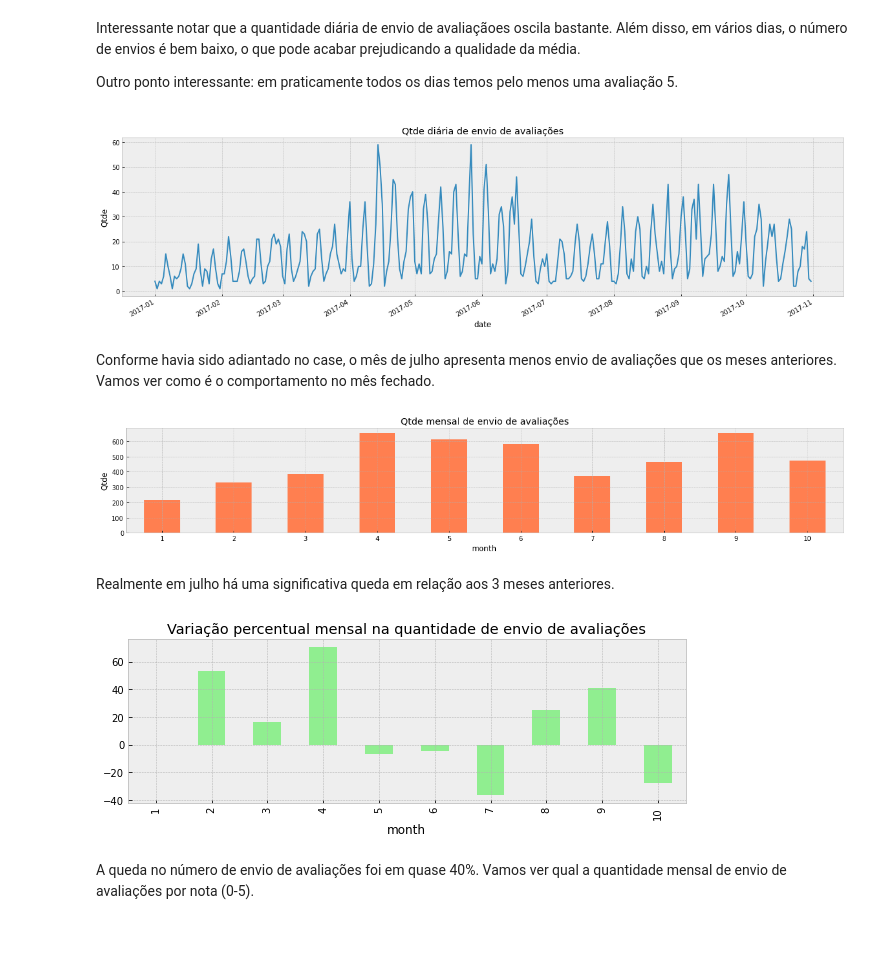
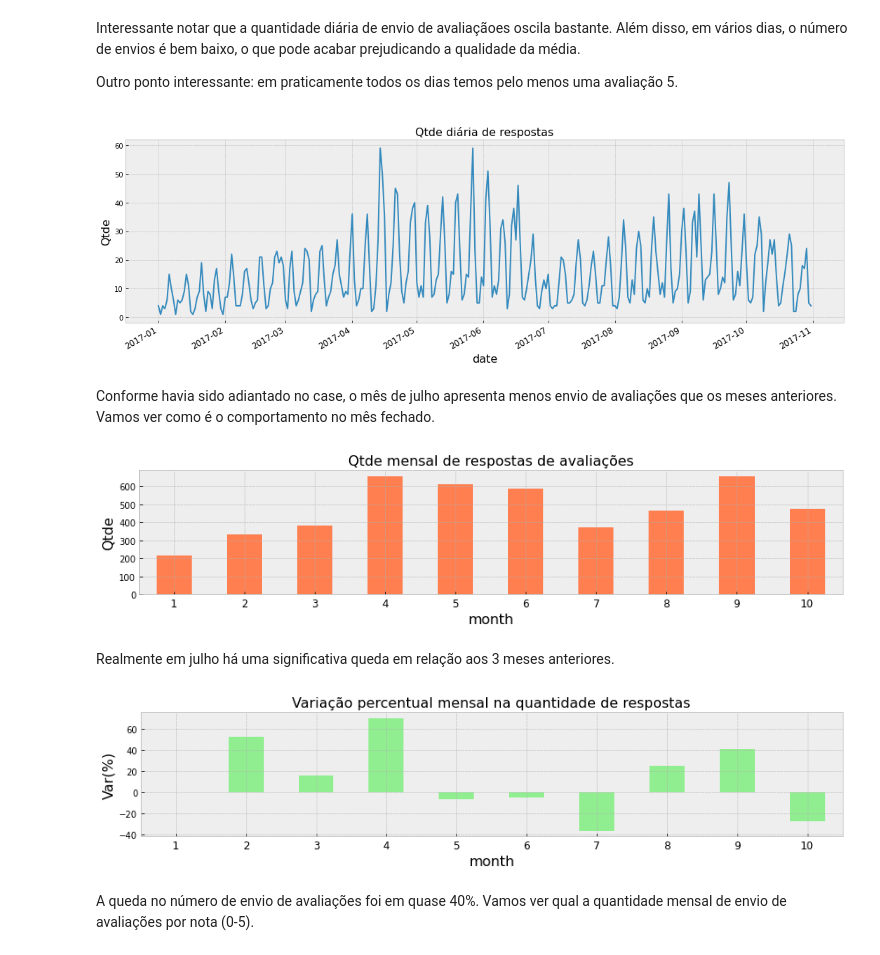
Before and after one commit to japanfelipe/challenge_ze, a Jupyter notebook: desafio I/notebooks/questao1.ipynb, the cells around one changed output. Cells and saved outputs as stored; diff of their text form; code cells hidden in the pictures.

Commit message:
update analysis and start respostas.md

```diff
--- a/desafio I/notebooks/questao1.ipynb
+++ b/desafio I/notebooks/questao1.ipynb
@@ -10,9 +10,12 @@ import pandas as pd
 import numpy as np
 import matplotlib.pyplot as plt
 import seaborn as sns
-from src.paths import DATA_INPUTS_OUTPUTS
+from src.paths import DATA_INPUTS_OUTPUTS, IMAGES
 
 plt.style.use('bmh')
+plt.rcParams['xtick.labelsize'] = 12
+plt.rcParams['axes.labelsize'] = 16
+plt.rcParams['axes.titlesize'] = 16
 pd.set_option('display.max_columns', 366)
 %load_ext autoreload
 %autoreload 2
@@ -153,24 +167,24 @@ Outro ponto interessante: em praticamente todos os dias temos pelo menos uma ava
 # %%
 # Vamos ver a quantidade diária de envios de avaliações.
 (classificacao.groupby('date')['Rating']
  .count()
- .plot.line(figsize=(20,5),
-            title='Qtde diária de envio de avaliações'),
+ .plot.line(figsize=(15,5),
+            title='Qtde diária de respostas'),
  plt.ylabel('Qtde')
-);
+), plt.tight_layout(), plt.savefig(IMAGES / 'qtde_res_dia.png');
 # %% [output]
-[figure, old version]
+[figure, new version]
 # %% [markdown]
 Conforme havia sido adiantado no case, o mês de julho apresenta menos envio de avaliações que os meses anteriores. Vamos ver como é o comportamento no mês fechado.
 # %%
 (classificacao.groupby('month')['Rating']
  .count()
- .plot.bar(figsize=(20,3), color='coral',
-            title='Qtde mensal de envio de avaliações'),
+ .plot.bar(figsize=(12,3), color='coral',
+            title='Qtde mensal de respostas de avaliações'),
  plt.ylabel('Qtde'), plt.xticks(rotation=0)
-);
+), plt.tight_layout(), plt.savefig(IMAGES / 'qtde_res_mes.png');
 # %% [output]
-[figure, old version]
+[figure, new version]
 # %% [markdown]
 Realmente em julho há uma significativa queda em relação aos 3 meses anteriores.
 # %%
@@ -178,10 +192,13 @@ Realmente em julho há uma significativa queda em relação aos 3 meses anterior
  .count()
  .pct_change()
  .multiply(100)
- .plot.bar(figsize=(10,3), color='lightgreen', title='Variação percentual mensal na quantidade de envio de avaliações')
-);
+ .plot.bar(figsize=(12,3),
+           color='lightgreen',
+           title='Variação percentual mensal na quantidade de respostas')
+),plt.ylabel('Var(%)'), plt.xticks(rotation=0)
+plt.tight_layout(), plt.savefig(IMAGES / 'var_qtde_res_mes.png');
 # %% [output]
-[figure, old version]
+[figure, new version]
 # %% [markdown]
 A queda no número de envio de avaliações foi em quase 40%. Vamos ver qual a quantidade mensal de envio de avaliações por nota (0-5).
 # %%
```
Also changed, not shown: parts of 28 cells of this notebook, 13 other files.
